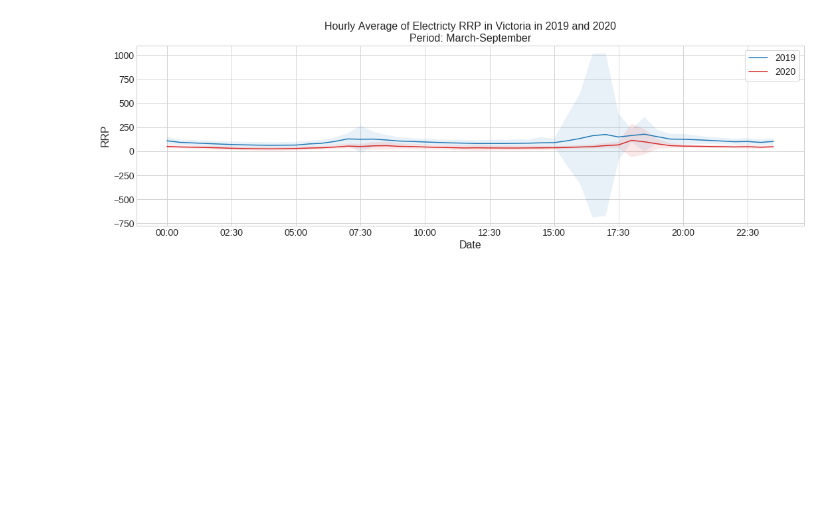
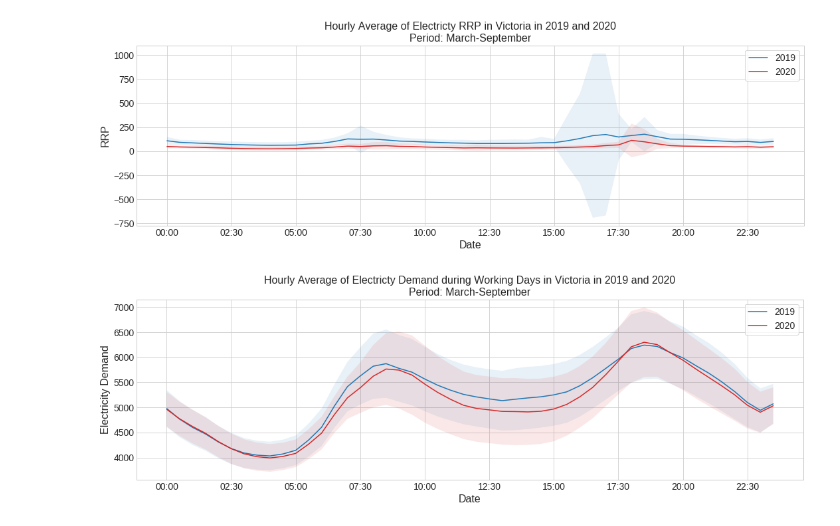
Before and after one commit to gaz22/datathon-melbourne-2020, a Jupyter notebook: Plot_Hourly_Demand_RRP.ipynb, the cells around one changed output. Drawn from its saved outputs; the diff is of its cells as text; code cells hidden in the pictures; blank space fills up the shorter version.

```diff
--- a/Plot_Hourly_Demand_RRP.ipynb
+++ b/Plot_Hourly_Demand_RRP.ipynb
@@ -5,7 +5,7 @@ import numpy as np
 from collections import defaultdict
 import matplotlib.pyplot as plt
 
-PATH='dataset/electricity_data/*'
+PATH='dataset/electricity_data_all/*'
 #Index(['REGION', 'SETTLEMENTDATE', 'TOTALDEMAND', 'RRP', 'PERIODTYPE'], dtype='object')
 # %%
 hour2rrp_2019 = defaultdict(list)
@@ -120,0 +169,52 @@ fig.savefig("Electricity RRP between 2019 and 2020.pdf", bbox_inches='tight')
+# %%
+working_hour2rrp_2019=dict(sorted(working_hour2rrp_2019.items()))
+working_hour2demand_2019=dict(sorted(working_hour2demand_2019.items()))
+working_hour2rrp_2020=dict(sorted(working_hour2rrp_2020.items()))
+working_hour2demand_2020=dict(sorted(working_hour2demand_2020.items()))
+
+offday_hour2rrp_2019=dict(sorted(offday_hour2rrp_2019.items()))
+offday_hour2demand_2019=dict(sorted(offday_hour2demand_2019.items()))
+offday_hour2rrp_2020=dict(sorted(offday_hour2rrp_2020.items()))
+offday_hour2demand_2020=dict(sorted(offday_hour2demand_2020.items()))
+# %%
+hours_2019=[]; demand_2019=[]
+hours_2020=[]; demand_2020=[]
+for hour in working_hour2demand_2019.keys():
+    hours_2019.append(hour)
+    demand_2019.append((np.mean(working_hour2demand_2019[hour]), np.std(working_hour2demand_2019[hour])))
+    hours_2020.append(hour)
+    demand_2020.append((np.mean(working_hour2demand_2020[hour]), np.std(working_hour2demand_2020[hour])))
+
+df = pd.DataFrame()
+df['hour']=[':'.join(a.split(':')[:2]) for a in hours_2019]
+df['2019']=[a[0] for a in demand_2019]
+df['2020']=[a[0] for a in demand_2020]
+df['2019_st']=[a[1] for a in demand_2019]
+df['2020_st']=[a[1] for a in demand_2020]
+
+%matplotlib inline
+import matplotlib.pyplot as plt
+plt.style.use('seaborn-whitegrid')
+
+title = f'Hourly Average of Electricty Demand during Working Days in Victoria in 2019 and 2020\nPeriod: March-September'
+fig = plt.figure(figsize=(18,5))
+ax = plt.axes()
+
+ax.plot(df['hour'], df['2019'], color='tab:blue', label='2019')
+ax.plot(df['hour'], df['2020'], color='tab:red', label='2020')  # Grayscale between 0 and 1
+
+ax.fill_between(df['hour'], df['2019']+df['2019_st'], df['2019']-df['2019_st'], facecolor='tab:blue', alpha=0.1)
+ax.fill_between(df['hour'], df['2020']+df['2020_st'], df['2020']-df['2020_st'], facecolor='tab:red', alpha=0.1)
+
+plt.title(title, fontsize=16)
+plt.xlabel('Date',fontsize=16)
+plt.ylabel('Electricity Demand', fontsize=16)
+#plt.xticks(rotation=90)
+ax.xaxis.set_major_locator(plt.MaxNLocator(12))
+#ax.set_ylim(ymin=0)
+#ax.set_ylim(ymax=0.4)
+plt.legend(frameon=True, fontsize=14)
+plt.tick_params(labelsize=14)
+fig.savefig("Electricity Demand (Working Days) between 2019 and 2020.pdf", bbox_inches='tight')
+# %% [output]
+[figure, added]
```
Also changed, not shown: parts of 5 cells of this notebook.
